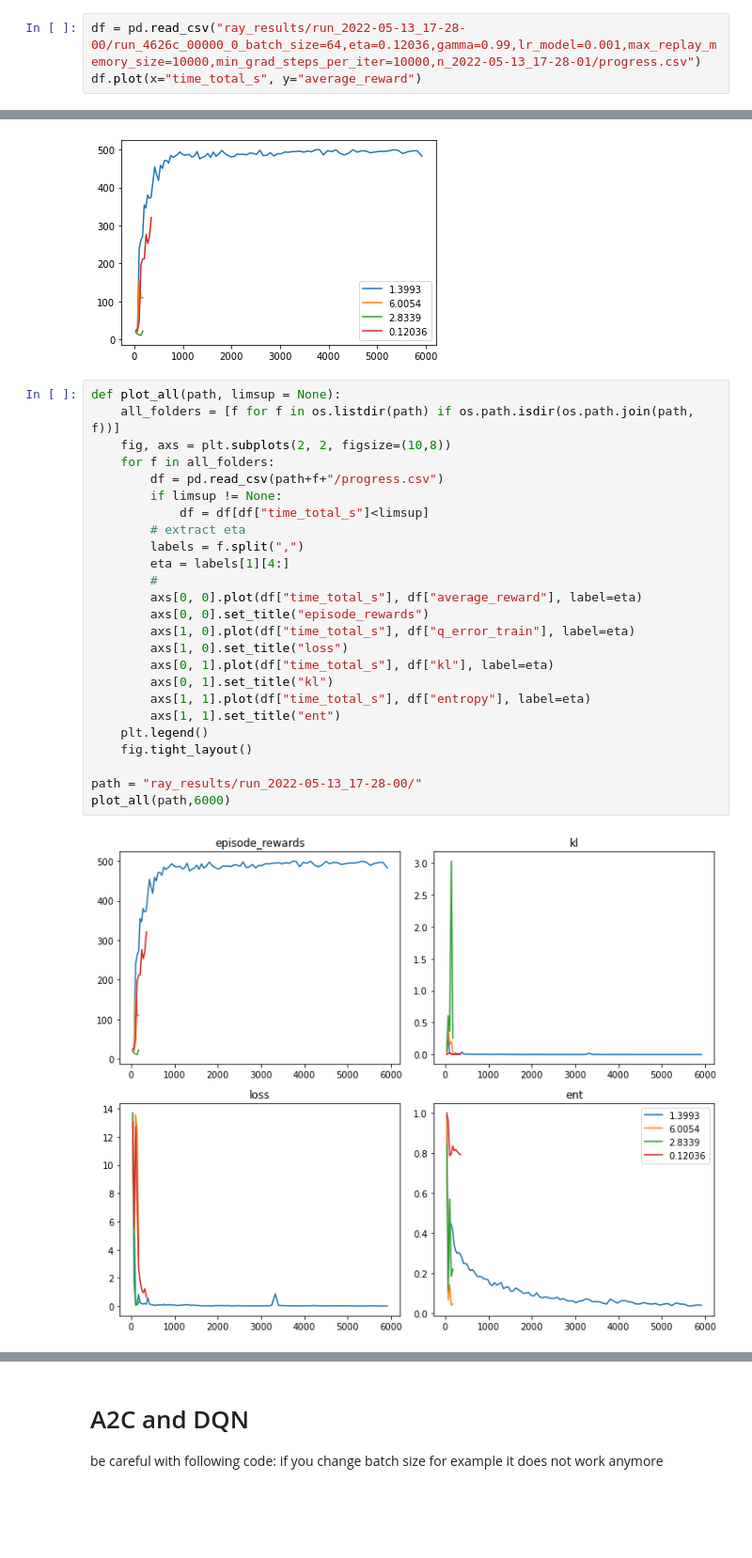
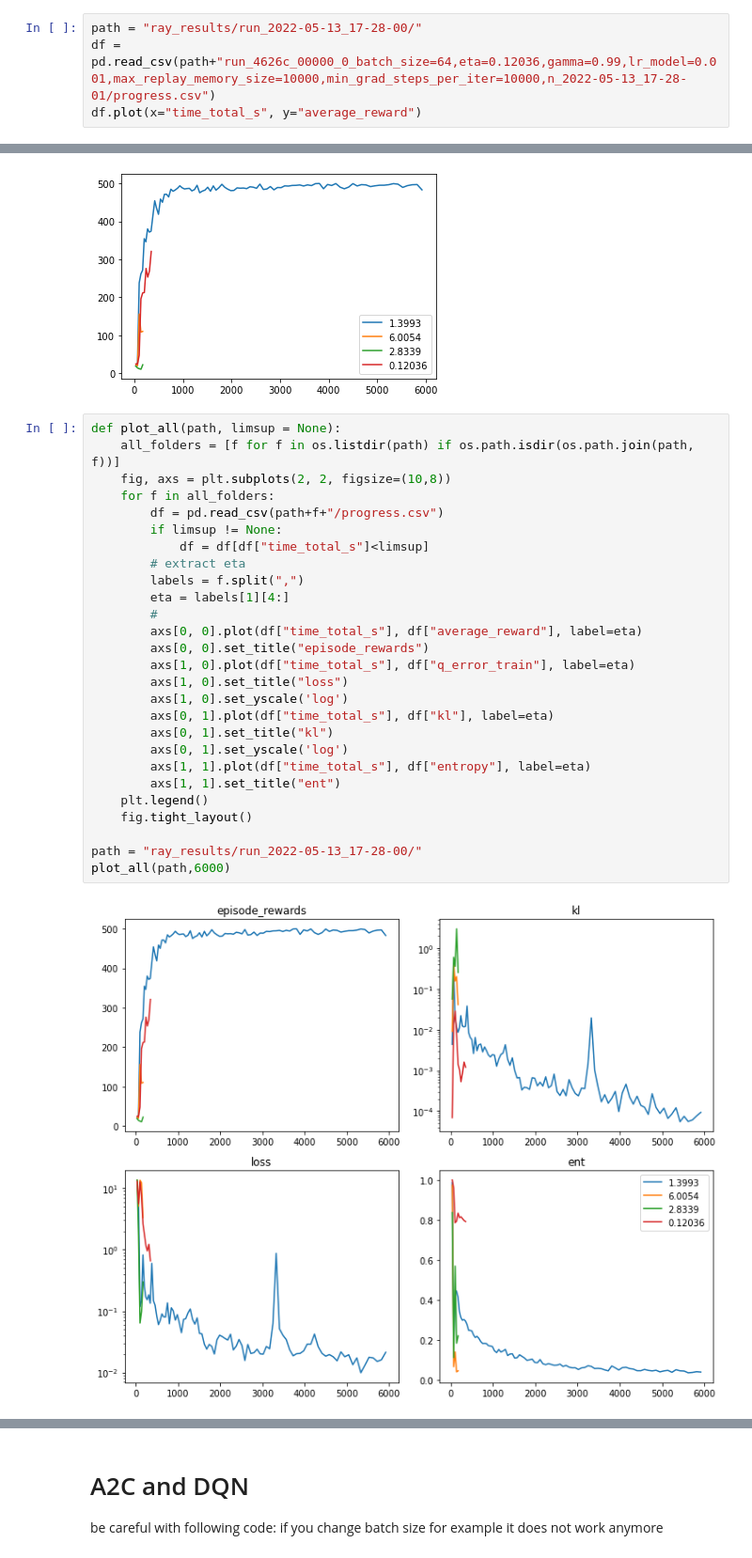
Before and after one commit to riccardodv/MirrorRL, a Jupyter notebook: analyse.ipynb, the cells around one changed output, grey strips where cells are left out. Shown: that part at 94% size. Cells and saved outputs as stored; diff of their text form; blank space fills up the shorter version.

```diff
--- a/analyse.ipynb
+++ b/analyse.ipynb
@@ -8,7 +9,8 @@ os.getcwd()
 # %% [markdown]
 # MirrorRL
 # %%
-df = pd.read_csv("ray_results/run_2022-05-13_17-28-00/run_4626c_00000_0_batch_size=64,eta=0.12036,gamma=0.99,lr_model=0.001,max_replay_memory_size=10000,min_grad_steps_per_iter=10000,n_2022-05-13_17-28-01/progress.csv")
+path = "ray_results/run_2022-05-13_17-28-00/"
+df = pd.read_csv(path+"run_4626c_00000_0_batch_size=64,eta=0.12036,gamma=0.99,lr_model=0.001,max_replay_memory_size=10000,min_grad_steps_per_iter=10000,n_2022-05-13_17-28-01/progress.csv")
 df.plot(x="time_total_s", y="average_reward")
 # %% [output]
 <AxesSubplot:xlabel='time_total_s'>
@@ -35,27 +37,29 @@ plot(path,6000)
 # %%
 def plot_all(path, limsup = None):
     all_folders = [f for f in os.listdir(path) if os.path.isdir(os.path.join(path, f))]
     fig, axs = plt.subplots(2, 2, figsize=(10,8))
     for f in all_folders:
         df = pd.read_csv(path+f+"/progress.csv")
         if limsup != None:
             df = df[df["time_total_s"]<limsup]
         # extract eta
         labels = f.split(",")
         eta = labels[1][4:]
         #
         axs[0, 0].plot(df["time_total_s"], df["average_reward"], label=eta)
         axs[0, 0].set_title("episode_rewards")
         axs[1, 0].plot(df["time_total_s"], df["q_error_train"], label=eta)
         axs[1, 0].set_title("loss")
+        axs[1, 0].set_yscale('log')
         axs[0, 1].plot(df["time_total_s"], df["kl"], label=eta)
         axs[0, 1].set_title("kl")
+        axs[0, 1].set_yscale('log')
         axs[1, 1].plot(df["time_total_s"], df["entropy"], label=eta)
         axs[1, 1].set_title("ent")
     plt.legend()
     fig.tight_layout()
 
 path = "ray_results/run_2022-05-13_17-28-00/"
 plot_all(path,6000)
 # %% [output]
-[figure, old version]
+[figure, new version]
```
Also changed, not shown: parts of 7 cells of this notebook.
